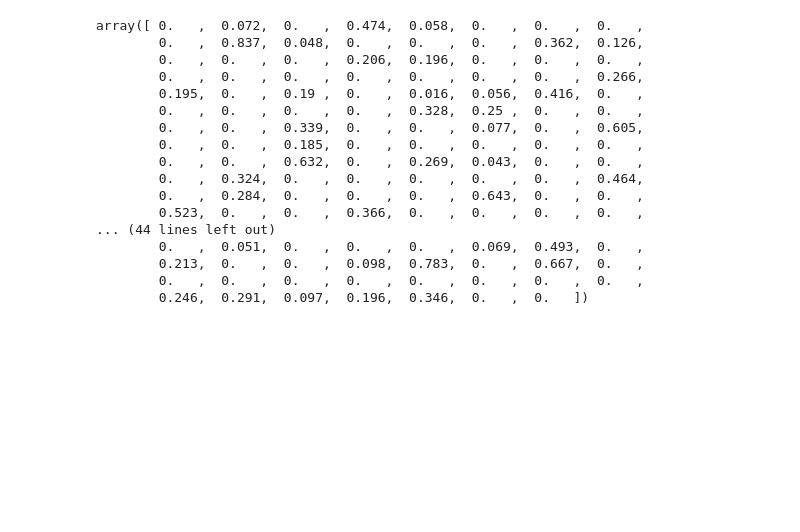
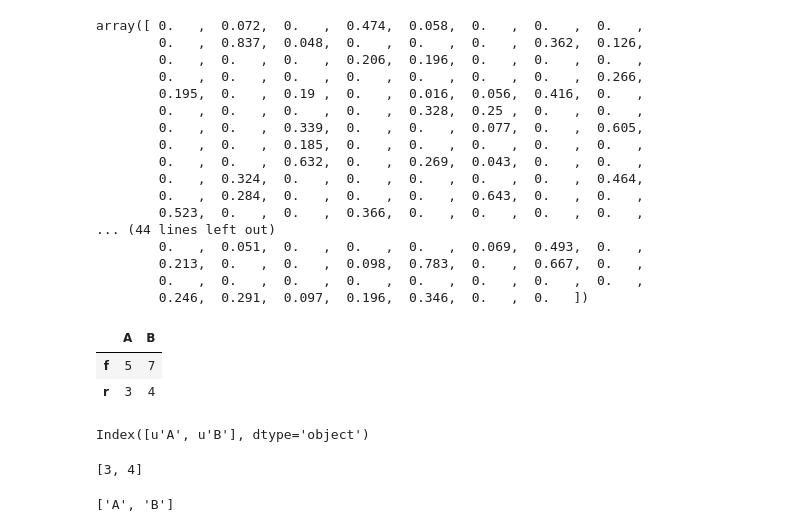
Before and after one commit to NanditaDamaraju/pan_allele, a Jupyter notebook: Untitled.ipynb, the cells around one changed output. Cells and saved outputs as stored; diff of their text form; code cells hidden in the pictures; blank space fills up the shorter version.

```diff
--- a/Untitled.ipynb
+++ b/Untitled.ipynb
@@ -90,3 +90,24 @@ array([ 0.   ,  0.072,  0.   ,  0.474,  0.058,  0.   ,  0.   ,  0.   ,
         0.213,  0.   ,  0.   ,  0.098,  0.783,  0.   ,  0.667,  0.   ,
         0.   ,  0.   ,  0.   ,  0.   ,  0.   ,  0.   ,  0.   ,  0.   ,
         0.246,  0.291,  0.097,  0.196,  0.346,  0.   ,  0.   ])
+# %%
+d = {'A':{'r':3,'f':5},'B':{'r':4,'f':7}}
+# %%
+df = pd.DataFrame(d)
+df
+# %% [output]
+|  | A | B |
+| f | 5 | 7 |
+| r | 3 | 4 |
+# %%
+df.columns
+# %% [output]
+Index([u'A', u'B'], dtype='object')
+# %%
+list(df.loc['r'])
+# %% [output]
+[3, 4]
+# %%
+list(df.columns)
+# %% [output]
+['A', 'B']
```
Also changed, not shown: 1 other file.
